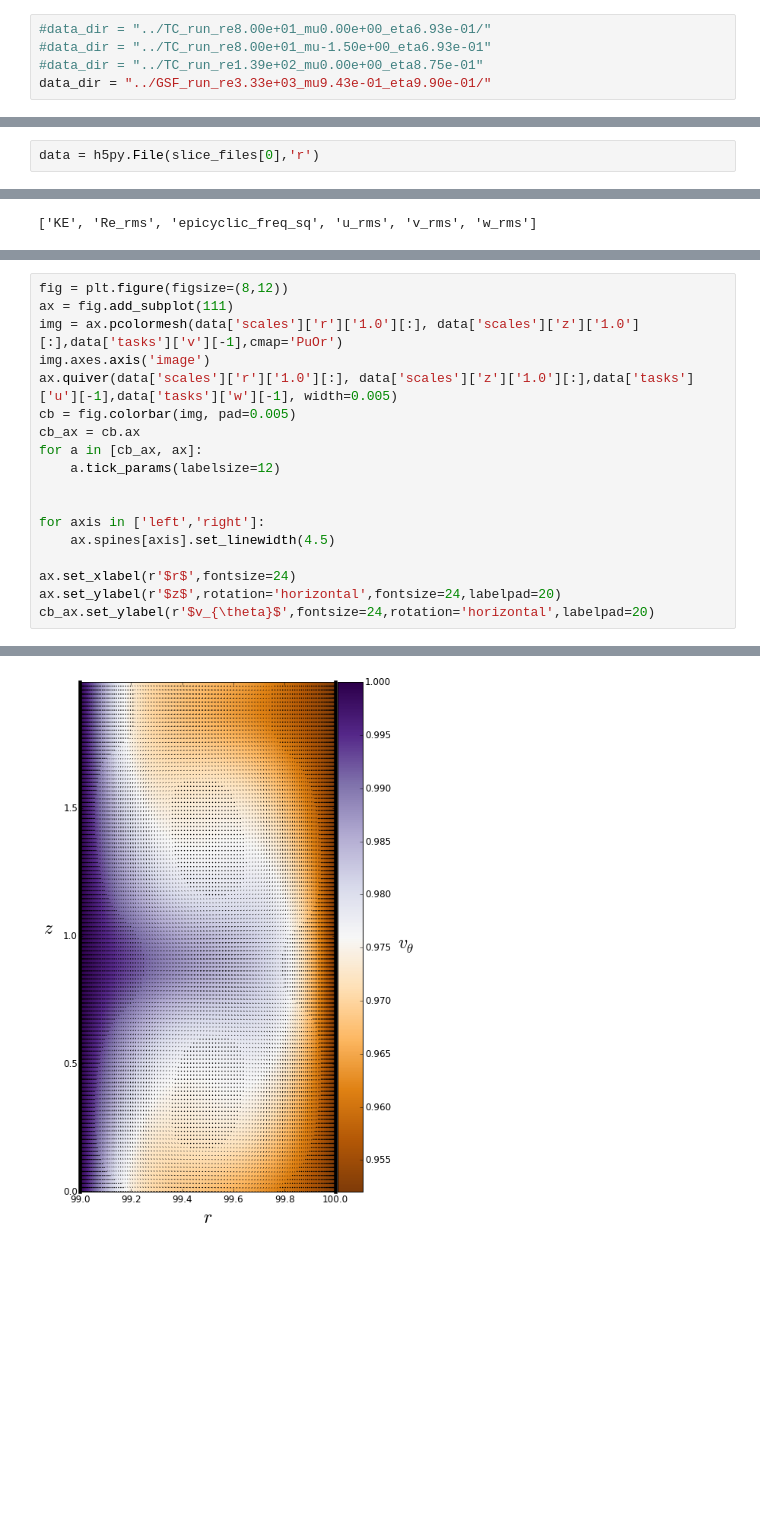
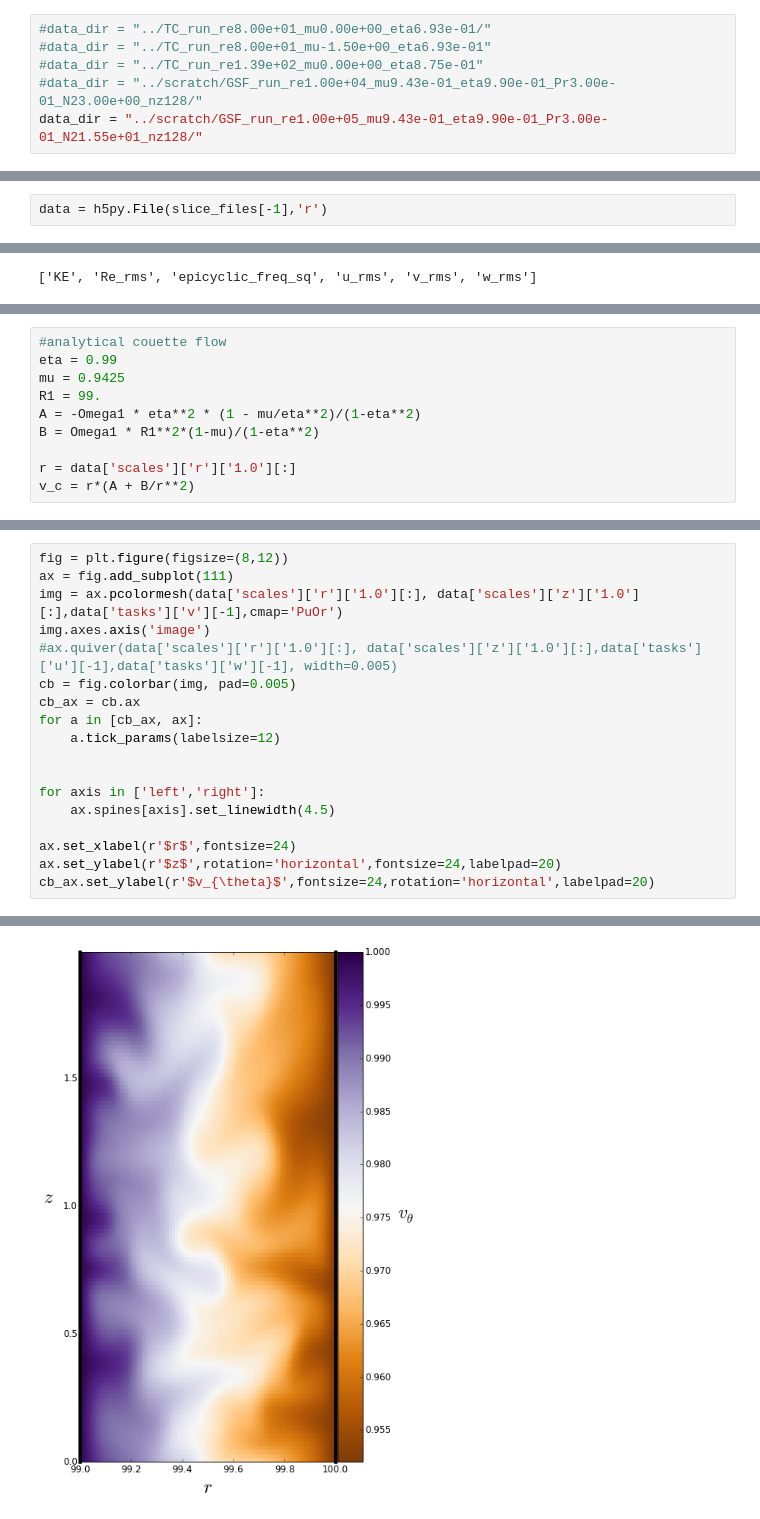
Before and after one commit to jsoishi/gsf_project, a Jupyter notebook: python/notebooks/GSF_analysis.ipynb, the cells around one changed output, grey strips where cells are left out. Saved outputs shown, nothing was run; the diff lists cells and outputs as text; blank space fills up the shorter version.

```diff
--- a/python/notebooks/GSF_analysis.ipynb
+++ b/python/notebooks/GSF_analysis.ipynb
@@ -11,7 +11,8 @@ plt.rcParams['figure.figsize'] = (12.0, 8.0)
 #data_dir = "../TC_run_re8.00e+01_mu0.00e+00_eta6.93e-01/"
 #data_dir = "../TC_run_re8.00e+01_mu-1.50e+00_eta6.93e-01"
 #data_dir = "../TC_run_re1.39e+02_mu0.00e+00_eta8.75e-01"
-data_dir = "../GSF_run_re3.33e+03_mu9.43e-01_eta9.90e-01/"
+#data_dir = "../scratch/GSF_run_re1.00e+04_mu9.43e-01_eta9.90e-01_Pr3.00e-01_N23.00e+00_nz128/"
+data_dir = "../scratch/GSF_run_re1.00e+05_mu9.43e-01_eta9.90e-01_Pr3.00e-01_N21.55e+01_nz128/"
 # %%
 slice_dir = os.path.join(data_dir,'slices')
 # %%
@@ -40,5 +31,5 @@ slice_files
 # %%
-data = h5py.File(slice_files[0],'r')
+data = h5py.File(slice_files[-1],'r')
 # %%
 list(data['tasks'].keys())
 # %% [output]
@@ -96 +97,11 @@ a.tick_params(labelsize=14)
+# %%
+#analytical couette flow
+eta = 0.99
+mu = 0.9425
+R1 = 99.
+A = -Omega1 * eta**2 * (1 - mu/eta**2)/(1-eta**2)
+B = Omega1 * R1**2*(1-mu)/(1-eta**2)
+
+r = data['scales']['r']['1.0'][:]
+v_c = r*(A + B/r**2)
 # %%
@@ -104,21 +114,21 @@ plt.plot(data['scales']['r']['1.0'][:],(data['tasks']['v'][1,0,:]-data['tasks'][
 # %%
 fig = plt.figure(figsize=(8,12))
 ax = fig.add_subplot(111)
 img = ax.pcolormesh(data['scales']['r']['1.0'][:], data['scales']['z']['1.0'][:],data['tasks']['v'][-1],cmap='PuOr')
 img.axes.axis('image')
-ax.quiver(data['scales']['r']['1.0'][:], data['scales']['z']['1.0'][:],data['tasks']['u'][-1],data['tasks']['w'][-1], width=0.005)
+#ax.quiver(data['scales']['r']['1.0'][:], data['scales']['z']['1.0'][:],data['tasks']['u'][-1],data['tasks']['w'][-1], width=0.005)
 cb = fig.colorbar(img, pad=0.005)
 cb_ax = cb.ax
 for a in [cb_ax, ax]:
     a.tick_params(labelsize=12)
 
 
 for axis in ['left','right']:
     ax.spines[axis].set_linewidth(4.5)
 
 ax.set_xlabel(r'$r$',fontsize=24)
 ax.set_ylabel(r'$z$',rotation='horizontal',fontsize=24,labelpad=20)
 cb_ax.set_ylabel(r'$v_{\theta}$',fontsize=24,rotation='horizontal',labelpad=20)
 # %% [output]
 <matplotlib.text.Text at 0x...>
-[figure, old version]
+[figure, new version]
```
Also changed, not shown: parts of 7 cells of this notebook, 2 other files.
